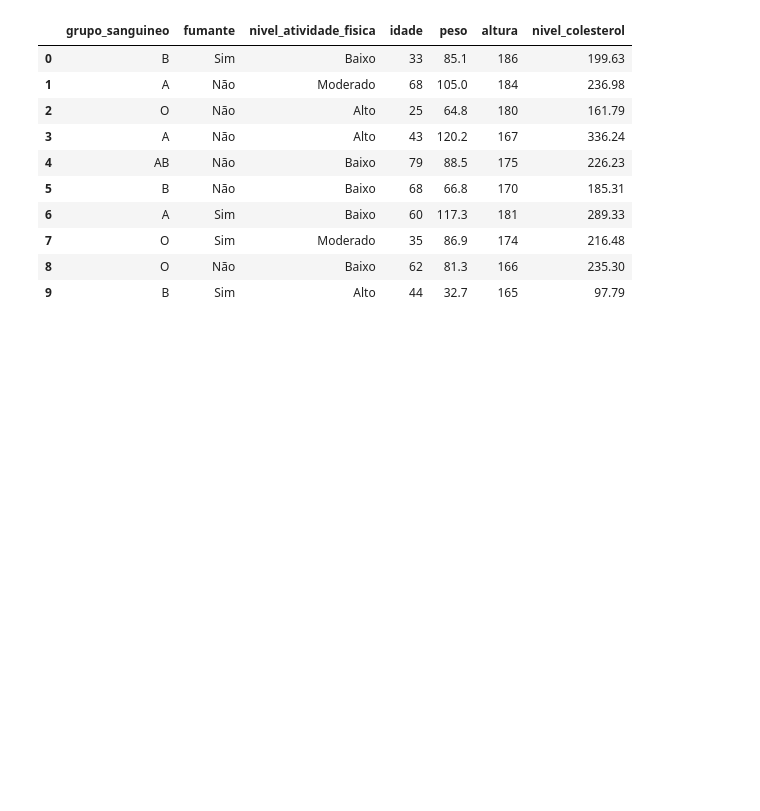
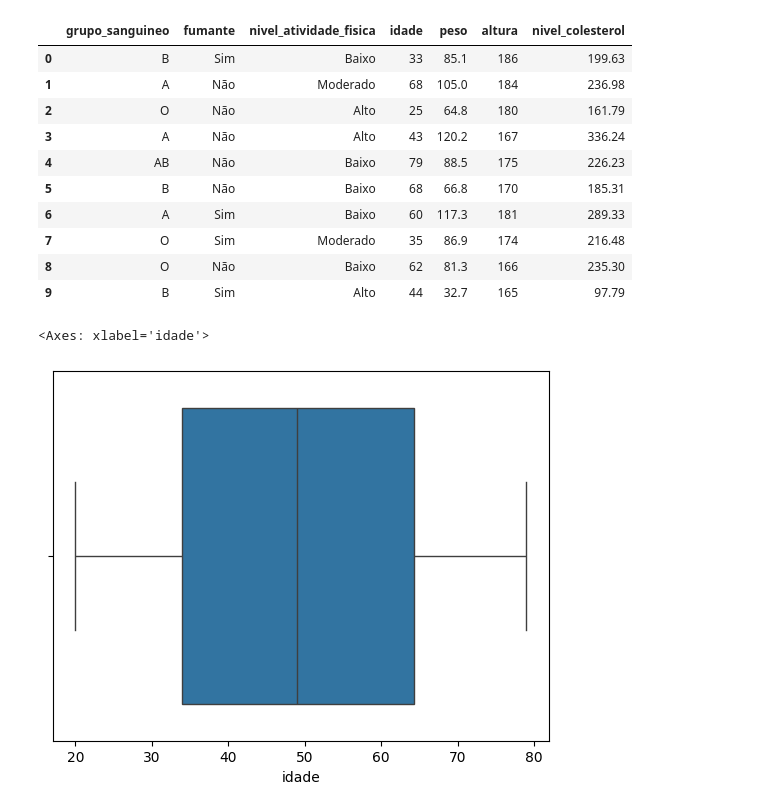
Before and after one commit to karylchesman/colesterol-regression-model, a Jupyter notebook: model_notebook.ipynb, the cells around one changed output. Drawn from its saved outputs; the diff is of its cells as text; code cells hidden in the pictures; blank space fills up the shorter version.

Commit message:
outlier treatment

```diff
--- a/model_notebook.ipynb
+++ b/model_notebook.ipynb
@@ -158,3 +158,9 @@ df_colesterol_eda.head(10)
 | 7 | O | Sim | Moderado | 35 | 86.9 | 174 | 216.48 |
 | 8 | O | Não | Baixo | 62 | 81.3 | 166 | 235.30 |
 | 9 | B | Sim | Alto | 44 | 32.7 | 165 | 97.79 |
+# %%
+# Verificar/Detectar outliers
+sns.boxplot(data=df_colesterol_eda, x='idade')
+# %% [output]
+<Axes: xlabel='idade'>
+[figure, added]
```
Also changed, not shown: parts of 6 cells of this notebook.
